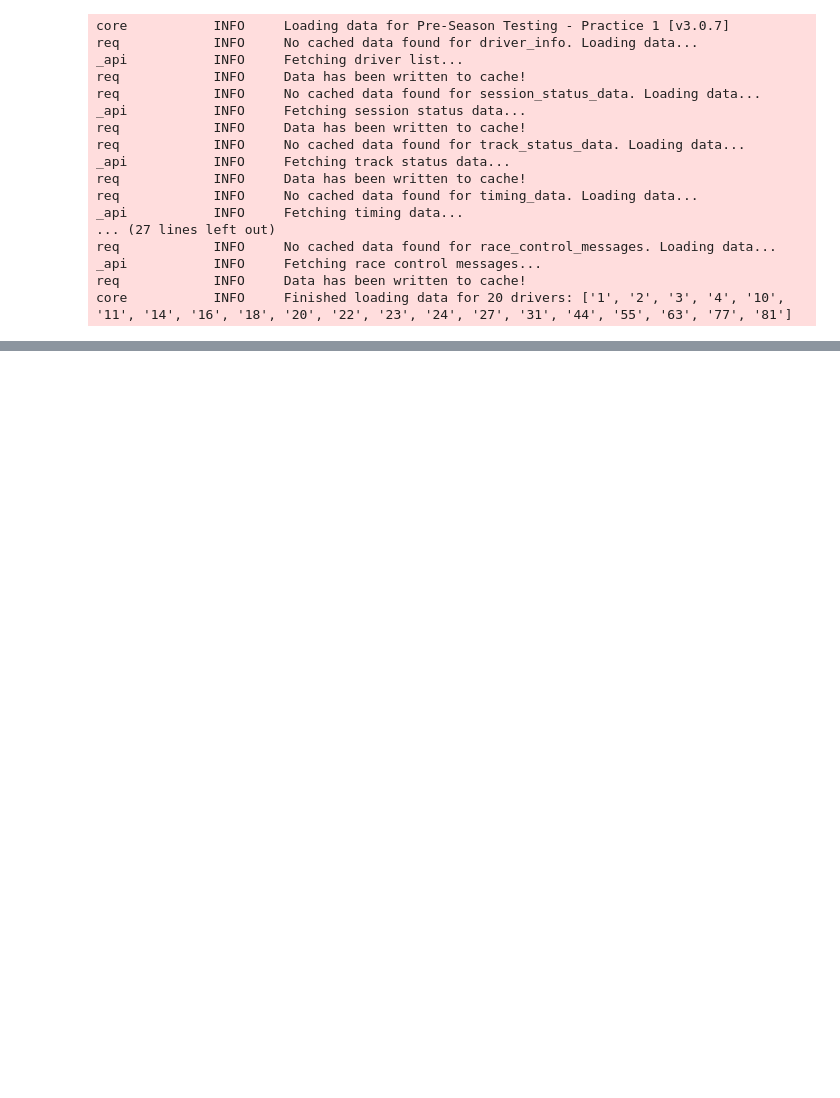
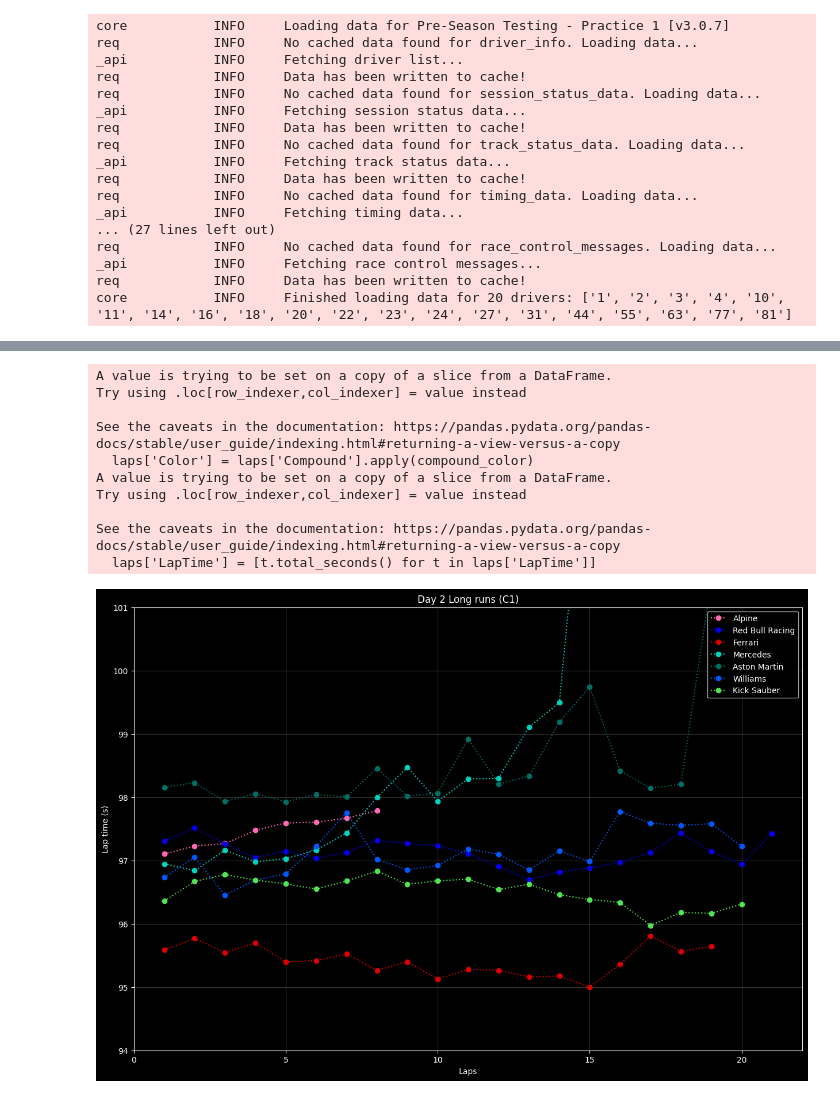
Before and after one commit to Nelson-Jnrnd/F1_Telemetry_Charts, a Jupyter notebook: Notebooks/preseason_analysis.ipynb, the cells around one changed output, grey strips where cells are left out. Saved outputs shown, nothing was run; the diff lists cells and outputs as text; code cells hidden in the pictures; blank space fills up the shorter version.

```diff
--- a/Notebooks/preseason_analysis.ipynb
+++ b/Notebooks/preseason_analysis.ipynb
@@ -179,0 +57,74 @@ See the caveats in the documentation: https://pandas.pydata.org/pandas-docs/stab
+# %%
+from fastf1 import plotting
+plt.style.use('dark_background')
+def compare_long_runs_deg(day_laps, title, comparison_teams, main_team = 'Alpine', remove_outlier=False):
+    laps = day_laps
+    laps['Color'] = laps['Compound'].apply(compound_color)
+
+    laps = laps.pick_team(main_team)
+
+    stints_1 = pick_stints(laps)
+
+    # remove some eye picked outliers. Gasly's stint is not a long stint but multiple quick laps
+    if remove_outlier:
+        stints_1 = stints_1[1:]
+
+    plt.figure(figsize=(15, 10))
+    plt.title(title)
+    ax = plt.subplot()
+    ax.grid(zorder=10, alpha=0.2)
+    ax.set_xlabel('Laps')
+    ax.set_ylabel('Lap time (s)')
+    ax.set_ylim(bottom=94, top=101)
+    ax.set_xticks(range(0, 25, 5))
+
+    alpine_label = 'Alpine'
+    marker = day_marker(1)
+
+    # plot day 1
+    for stint in stints_1:
+        s = stint.reset_index()
+        ax.plot(s.index + 1, s['LapTime'], marker, color = 'hotpink', label = alpine_label)
+        alpine_label = None
+
+    for (team_name, color_name) in comparison_teams:
+        baseline = pick_stints(day_laps.pick_team(team_name))[:1]
+        if color_name == 'stake':
+            color = '#52e252'
+        else:
+            color = plotting.TEAM_COLORS[color_name]
+        for stint in baseline:
+            s = stint.reset_index()
+            ax.plot(s.index + 1, s['LapTime'], marker, color=color, label = team_name)
+
+    plt.legend()
+    plt.show()
+
+comparison_teams = [
+    ('Red Bull Racing', 'red bull'),
+    ('Ferrari', 'ferrari'),
+    ('Mercedes', 'mercedes'),
+    ('McLaren', 'mclaren'),
+    ('Aston Martin', 'aston martin'),
+    ('Williams', 'williams'),
+    ('RB', 'alphatauri'),
+    ('Kick Sauber', 'stake'),
+    ('Haas F1 Team', 'haas')
+]
+
+compare_long_runs_deg(p2.laps[p2.laps['Compound'] == 'HARD'], 'Day 2 Long runs (C1)', comparison_teams, remove_outlier=True)
+compare_long_runs_deg(p3.laps[p3.laps['Compound'] == 'HARD'], 'Day 3 Long runs (C1)', comparison_teams, remove_outlier=True)
+compare_long_runs_deg(p2.laps[p2.laps['Compound'] == 'MEDIUM'], 'Day 2 Long runs (C2)', comparison_teams, remove_outlier=True)
+compare_long_runs_deg(p3.laps[p3.laps['Compound'] == 'MEDIUM'], 'Day 3 Long runs (C2)', comparison_teams, remove_outlier=True)
+# %% [output]
+A value is trying to be set on a copy of a slice from a DataFrame.
+Try using .loc[row_indexer,col_indexer] = value instead
+
+See the caveats in the documentation: https://pandas.pydata.org/pandas-docs/stable/user_guide/indexing.html#returning-a-view-versus-a-copy
+  laps['Color'] = laps['Compound'].apply(compound_color)
+A value is trying to be set on a copy of a slice from a DataFrame.
+Try using .loc[row_indexer,col_indexer] = value instead
+
+See the caveats in the documentation: https://pandas.pydata.org/pandas-docs/stable/user_guide/indexing.html#returning-a-view-versus-a-copy
+  laps['LapTime'] = [t.total_seconds() for t in laps['LapTime']]
+[figure, added]
```
Also changed, not shown: parts of 11 cells of this notebook, 2 other files.
